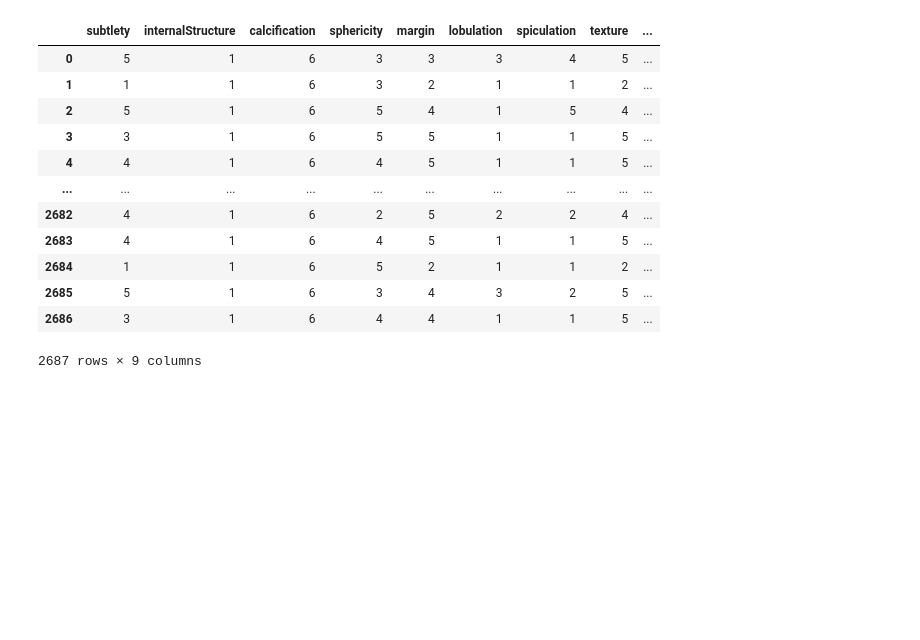
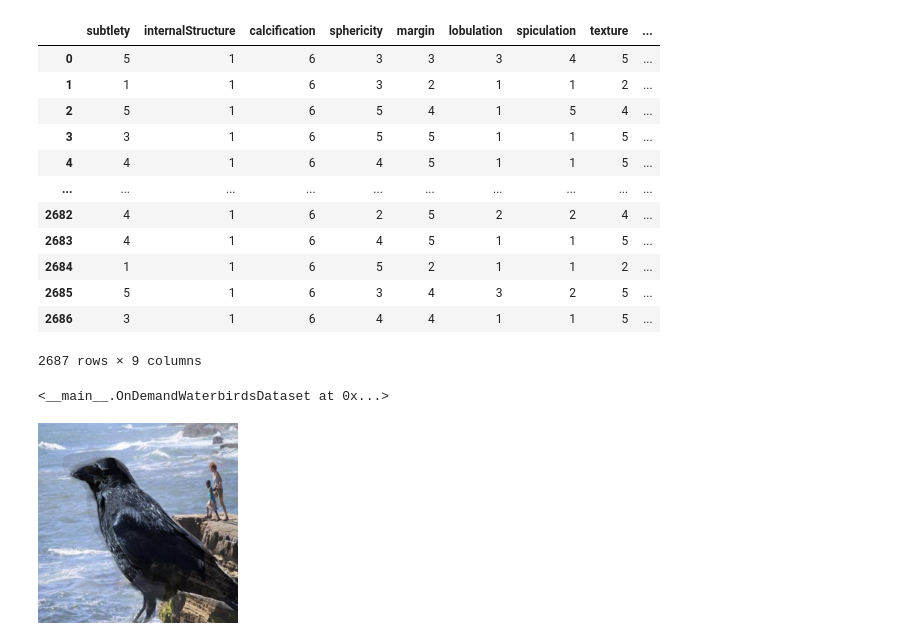
Before and after one commit to mtzig/LIDC_GDRO, a Jupyter notebook: notebooks/run_test.ipynb, the cells around one changed output. Drawn from its saved outputs; the diff is of its cells as text; code cells hidden in the pictures; blank space fills up the shorter version.

```diff
--- a/notebooks/run_test.ipynb
+++ b/notebooks/run_test.ipynb
@@ -535,3 +488,14 @@ maxslice_df[['subtlety', 'internalStructure', 'calcification', 'sphericity', 'ma
 2687 rows × 9 columns
 # %%
 maxslice_df.to_csv('data/LIDC_20130817_AllFeatures2D_MaxSlicePerNodule_inLineRatings.csv')
+# %%
+test_dataset
+# %% [output]
+<__main__.OnDemandWaterbirdsDataset at 0x...>
+# %%
+test_loader = dataloaders.InfiniteDataLoader(test_dataset, 4)
+# %%
+to_image = torchvision.transforms.ToPILImage()
+to_image(next(iter(test_loader))[0].squeeze()[0])
+# %% [output]
+[figure, added]
```
Also changed, not shown: parts of 24 cells of this notebook.
